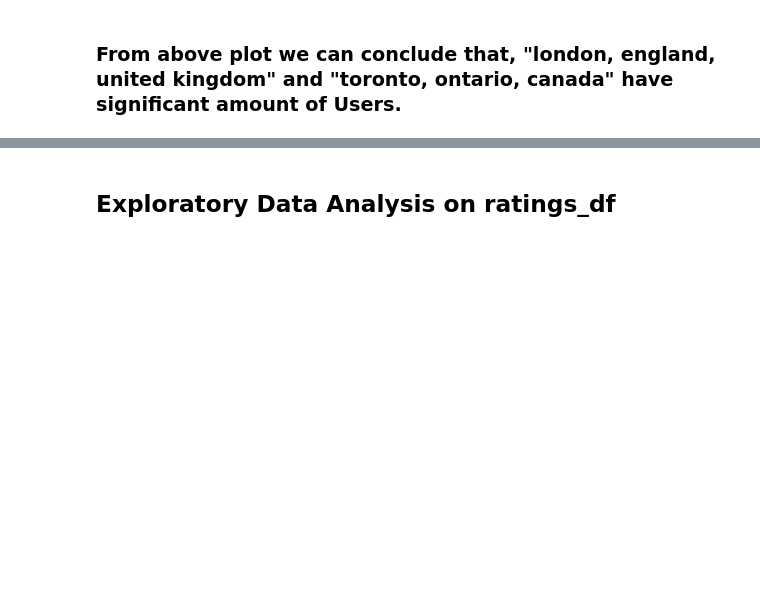
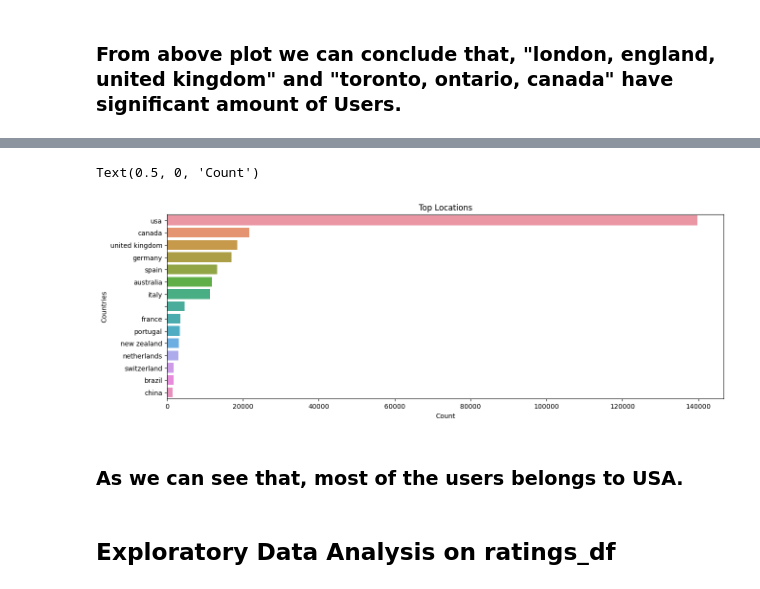
Before and after one commit to diptiranjan1998/Book-Recommendation-system, a Jupyter notebook: Book_Recommendation_System.ipynb, the cells around one changed output, grey strips where cells are left out. Drawn from its saved outputs; the diff is of its cells as text; code cells hidden in the pictures; blank space fills up the shorter version.

```diff
--- a/Book_Recommendation_System.ipynb
+++ b/Book_Recommendation_System.ipynb
@@ -427,7 +427,7 @@ Text(0.5, 1.0, 'Outliers in Age column')
 [figure]
 # %%
 # making the outlier values NaN
-users_df[(users_df.Age < 5) | (users_df.Age > 100)] = np.nan
+users_df['Age']= np.where(((users_df.Age < 5) | (users_df.Age > 100)), np.nan,users_df.Age)
 # %%
 # checking the distribution of age column
 plt.figure(figsize = (6,4))
@@ -486,0 +473,3 @@ users_df['Location'].value_counts().iloc[:15].reset_index()
+# %%
+# Extracting the Country from Location and saving it in another column.
+users_df['Country']=users_df['Location'].apply(lambda x: x.split(',')[-1][1:])
@@ -487,3 +507,17 @@ users_df['Location'].value_counts().iloc[:15].reset_index()
+# %%
+# Getting the top-15 countries with most user.
+plt.figure(figsize= (15,5))
+
+sns.barplot(y= users_df['Country'].value_counts().iloc[:15].reset_index()['index'],
+            x= users_df['Country'].value_counts().iloc[:15].reset_index().Country)
+plt.title('Top Locations')
+plt.ylabel('Countries')
+plt.xlabel('Count')
+# %% [output]
+Text(0.5, 0, 'Count')
+[figure, added]
+# %% [markdown]
+### As we can see that, most of the users belongs to **USA**.
 # %% [markdown]
 ## **Exploratory Data Analysis on ratings_df**
 # %%
```
Also changed, not shown: parts of 11 cells of this notebook.
